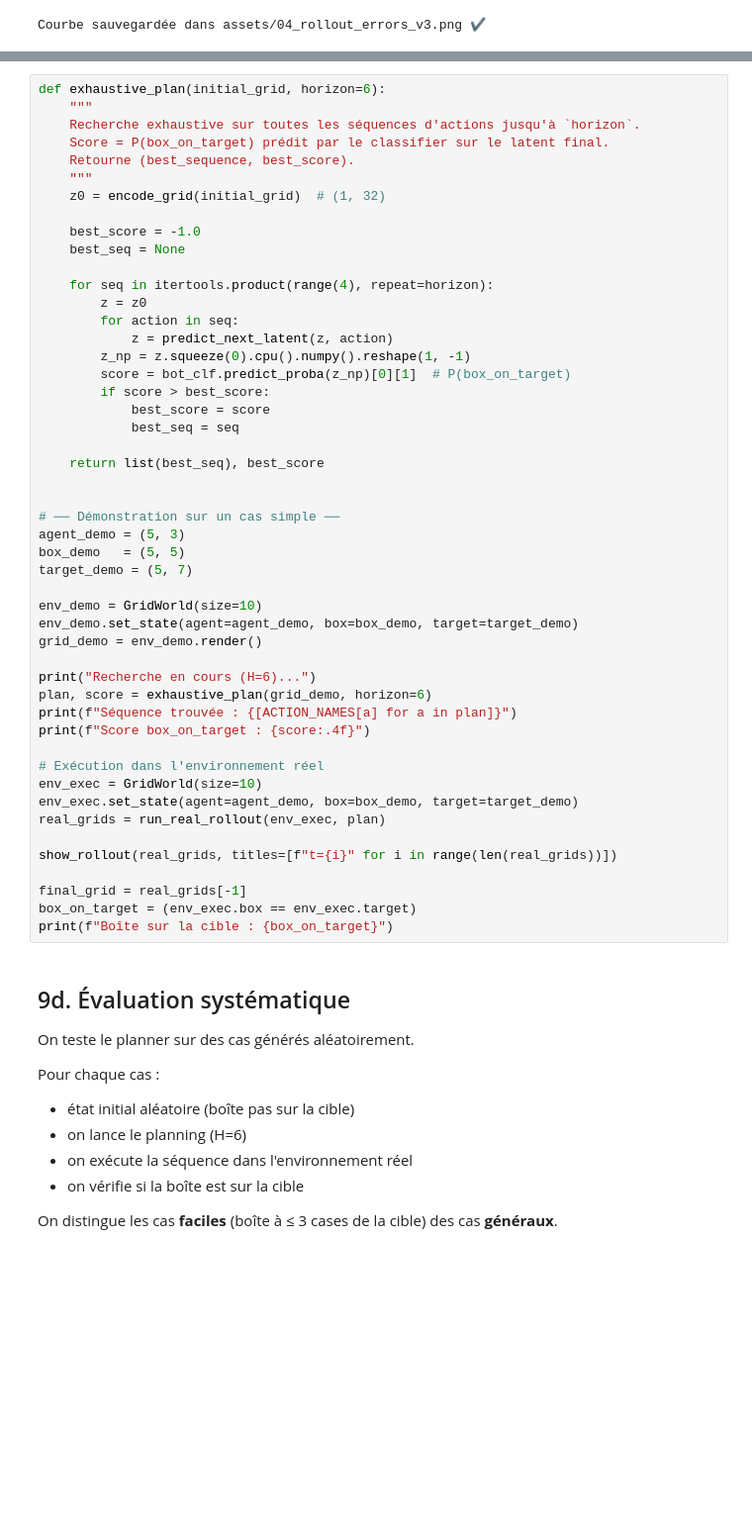
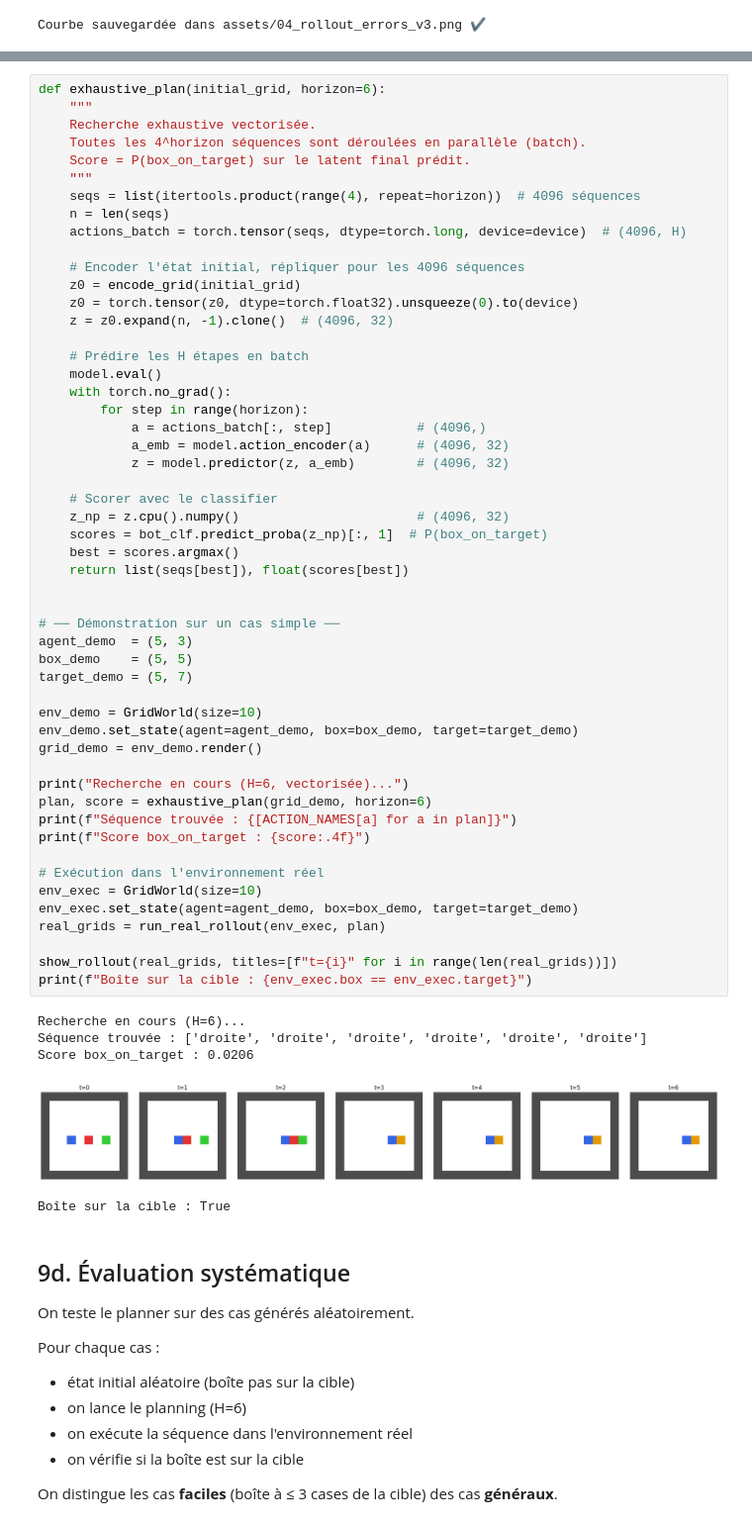
Before and after one commit to Stabadev/mini-world-model, a Jupyter notebook: research/notebooks/04_planning.ipynb, the cells around one changed output, grey strips where cells are left out. Shown at 99% size. Cells and saved outputs as stored; diff of their text form; blank space fills up the shorter version.

```diff
--- a/research/notebooks/04_planning.ipynb
+++ b/research/notebooks/04_planning.ipynb
@@ -412,52 +429,61 @@ On retourne la séquence au score maximal.
 # %%
 def exhaustive_plan(initial_grid, horizon=6):
     """
-    Recherche exhaustive sur toutes les séquences d'actions jusqu'à `horizon`.
-    Score = P(box_on_target) prédit par le classifier sur le latent final.
-    Retourne (best_sequence, best_score).
+    Recherche exhaustive vectorisée.
+    Toutes les 4^horizon séquences sont déroulées en parallèle (batch).
+    Score = P(box_on_target) sur le latent final prédit.
     """
-    z0 = encode_grid(initial_grid)  # (1, 32)
+    seqs = list(itertools.product(range(4), repeat=horizon))  # 4096 séquences
+    n = len(seqs)
+    actions_batch = torch.tensor(seqs, dtype=torch.long, device=device)  # (4096, H)
 
-    best_score = -1.0
-    best_seq = None
+    # Encoder l'état initial, répliquer pour les 4096 séquences
+    z0 = encode_grid(initial_grid)
+    z0 = torch.tensor(z0, dtype=torch.float32).unsqueeze(0).to(device)
+    z = z0.expand(n, -1).clone()  # (4096, 32)
 
-    for seq in itertools.product(range(4), repeat=horizon):
-        z = z0
-        for action in seq:
-            z = predict_next_latent(z, action)
-        z_np = z.squeeze(0).cpu().numpy().reshape(1, -1)
-        score = bot_clf.predict_proba(z_np)[0][1]  # P(box_on_target)
-        if score > best_score:
-            best_score = score
-            best_seq = seq
+    # Prédire les H étapes en batch
+    model.eval()
+    with torch.no_grad():
+        for step in range(horizon):
+            a = actions_batch[:, step]           # (4096,)
+            a_emb = model.action_encoder(a)      # (4096, 32)
+            z = model.predictor(z, a_emb)        # (4096, 32)
 
-    return list(best_seq), best_score
+    # Scorer avec le classifier
+    z_np = z.cpu().numpy()                       # (4096, 32)
+    scores = bot_clf.predict_proba(z_np)[:, 1]  # P(box_on_target)
+    best = scores.argmax()
+    return list(seqs[best]), float(scores[best])
 
 
 # ── Démonstration sur un cas simple ──
-agent_demo = (5, 3)
-box_demo   = (5, 5)
+agent_demo  = (5, 3)
+box_demo    = (5, 5)
 target_demo = (5, 7)
 
 env_demo = GridWorld(size=10)
 env_demo.set_state(agent=agent_demo, box=box_demo, target=target_demo)
 grid_demo = env_demo.render()
 
-print("Recherche en cours (H=6)...")
+print("Recherche en cours (H=6, vectorisée)...")
 plan, score = exhaustive_plan(grid_demo, horizon=6)
 print(f"Séquence trouvée : {[ACTION_NAMES[a] for a in plan]}")
 print(f"Score box_on_target : {score:.4f}")
 
 # Exécution dans l'environnement réel
 env_exec = GridWorld(size=10)
 env_exec.set_state(agent=agent_demo, box=box_demo, target=target_demo)
 real_grids = run_real_rollout(env_exec, plan)
 
 show_rollout(real_grids, titles=[f"t={i}" for i in range(len(real_grids))])
-
-final_grid = real_grids[-1]
-box_on_target = (env_exec.box == env_exec.target)
-print(f"Boîte sur la cible : {box_on_target}")
+print(f"Boîte sur la cible : {env_exec.box == env_exec.target}")
+# %% [output]
+Recherche en cours (H=6)...
+Séquence trouvée : ['droite', 'droite', 'droite', 'droite', 'droite', 'droite']
+Score box_on_target : 0.0206
+[figure, added]
+Boîte sur la cible : True
 # %% [markdown]
 ## 9d. Évaluation systématique
 
```
Also changed, not shown: parts of 5 cells of this notebook.
